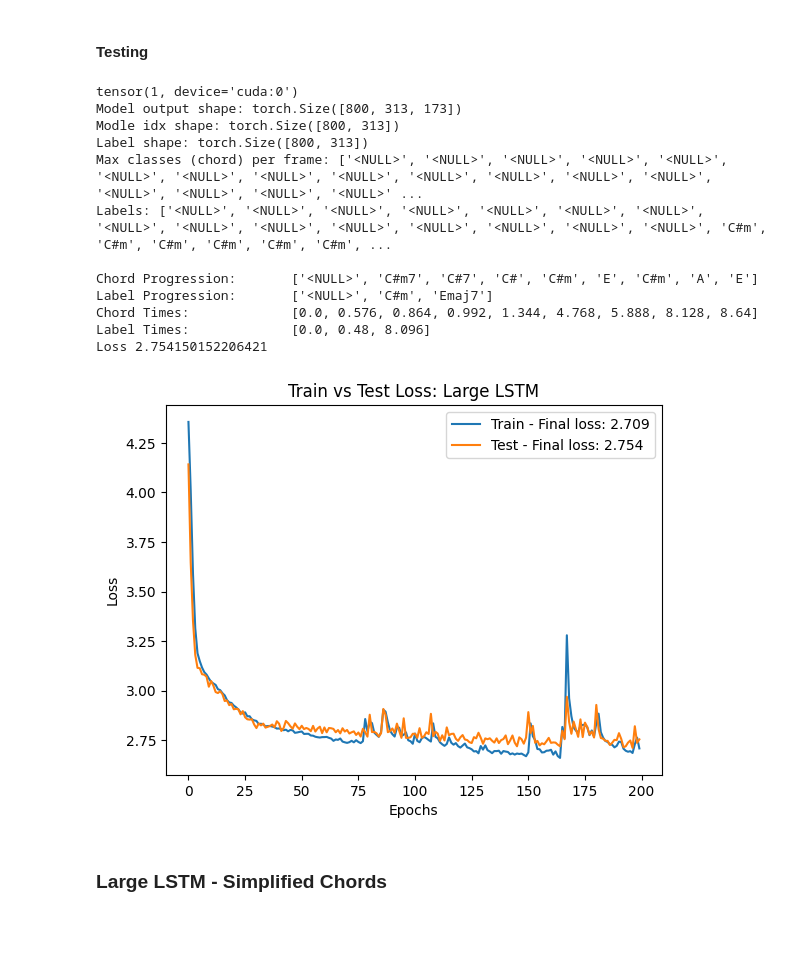
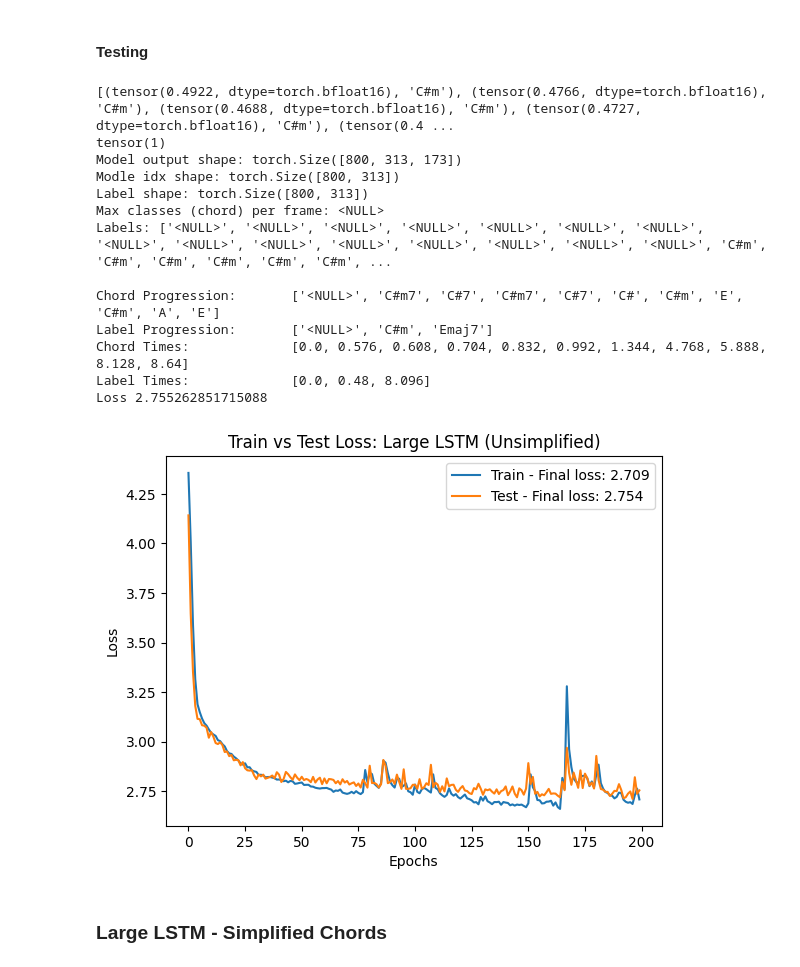
Before and after one commit to seanmnguyen/ChordCutterBot, a Jupyter notebook: chordBot.ipynb, the cells around one changed output. Cells and saved outputs as stored; diff of their text form; code cells hidden in the pictures; blank space fills up the shorter version.

Commit message:
add threshold evaluating

```diff
--- a/chordBot.ipynb
+++ b/chordBot.ipynb
@@ -1057,23 +1078,26 @@ Previous Loss: 2.7085371292554417
 train_model(large_lstm_model, opt, scaler, loss_fn, train_dataloader, test_dataloader, output_dim, start_epoch, epochs, "checkpoints/large_lstm", 5, "large_epoch_loss")
 # %% [markdown]
 #### Testing
+# %%
+sample_eval(large_lstm_model, test_dataloader, batch_idx=0, sub_idx=7, output_dim=output_dim, loss_fn=loss_fn, threshold=0.3)
+# %% [output]
+[(tensor(0.4922, dtype=torch.bfloat16), 'C#m'), (tensor(0.4766, dtype=torch.bfloat16), 'C#m'), (tensor(0.4688, dtype=torch.bfloat16), 'C#m'), (tensor(0.4727, dtype=torch.bfloat16), 'C#m'), (tensor(0.4 ...
+tensor(1)
+Model output shape: torch.Size([800, 313, 173])
+Modle idx shape: torch.Size([800, 313])
+Label shape: torch.Size([800, 313])
+Max classes (chord) per frame: <NULL>
+Labels: ['<NULL>', '<NULL>', '<NULL>', '<NULL>', '<NULL>', '<NULL>', '<NULL>', '<NULL>', '<NULL>', '<NULL>', '<NULL>', '<NULL>', '<NULL>', '<NULL>', '<NULL>', 'C#m', 'C#m', 'C#m', 'C#m', 'C#m', 'C#m', ...
+
+Chord Progression:       ['<NULL>', 'C#m7', 'C#7', 'C#m7', 'C#7', 'C#', 'C#m', 'E', 'C#m', 'A', 'E']
+Label Progression:       ['<NULL>', 'C#m', 'Emaj7']
+Chord Times:             [0.0, 0.576, 0.608, 0.704, 0.832, 0.992, 1.344, 4.768, 5.888, 8.128, 8.64]
+Label Times:             [0.0, 0.48, 8.096]
+Loss 2.755262851715088
 # %%
-sample_eval(large_lstm_model, test_dataloader, 0, 7, output_dim, loss_fn)
 plot_loss("large_epoch_loss_train.txt", "large_epoch_loss_test.txt", epochs, "Large LSTM (Unsimplified)")
 # %% [output]
-tensor(1, device='cuda:0')
-Model output shape: torch.Size([800, 313, 173])
-Modle idx shape: torch.Size([800, 313])
-Label shape: torch.Size([800, 313])
-Max classes (chord) per frame: ['<NULL>', '<NULL>', '<NULL>', '<NULL>', '<NULL>', '<NULL>', '<NULL>', '<NULL>', '<NULL>', '<NULL>', '<NULL>', '<NULL>', '<NULL>', '<NULL>', '<NULL>', '<NULL>', '<NULL>' ...
-Labels: ['<NULL>', '<NULL>', '<NULL>', '<NULL>', '<NULL>', '<NULL>', '<NULL>', '<NULL>', '<NULL>', '<NULL>', '<NULL>', '<NULL>', '<NULL>', '<NULL>', '<NULL>', 'C#m', 'C#m', 'C#m', 'C#m', 'C#m', 'C#m', ...
-
-Chord Progression:       ['<NULL>', 'C#m7', 'C#7', 'C#', 'C#m', 'E', 'C#m', 'A', 'E']
-Label Progression:       ['<NULL>', 'C#m', 'Emaj7']
-Chord Times:             [0.0, 0.576, 0.864, 0.992, 1.344, 4.768, 5.888, 8.128, 8.64]
-Label Times:             [0.0, 0.48, 8.096]
-Loss 2.754150152206421
-[figure, old version]
+[figure, new version]
 # %% [markdown]
 ### Large LSTM - Simplified Chords
 # %% [markdown]
```
Also changed, not shown: parts of 5 cells of this notebook.
